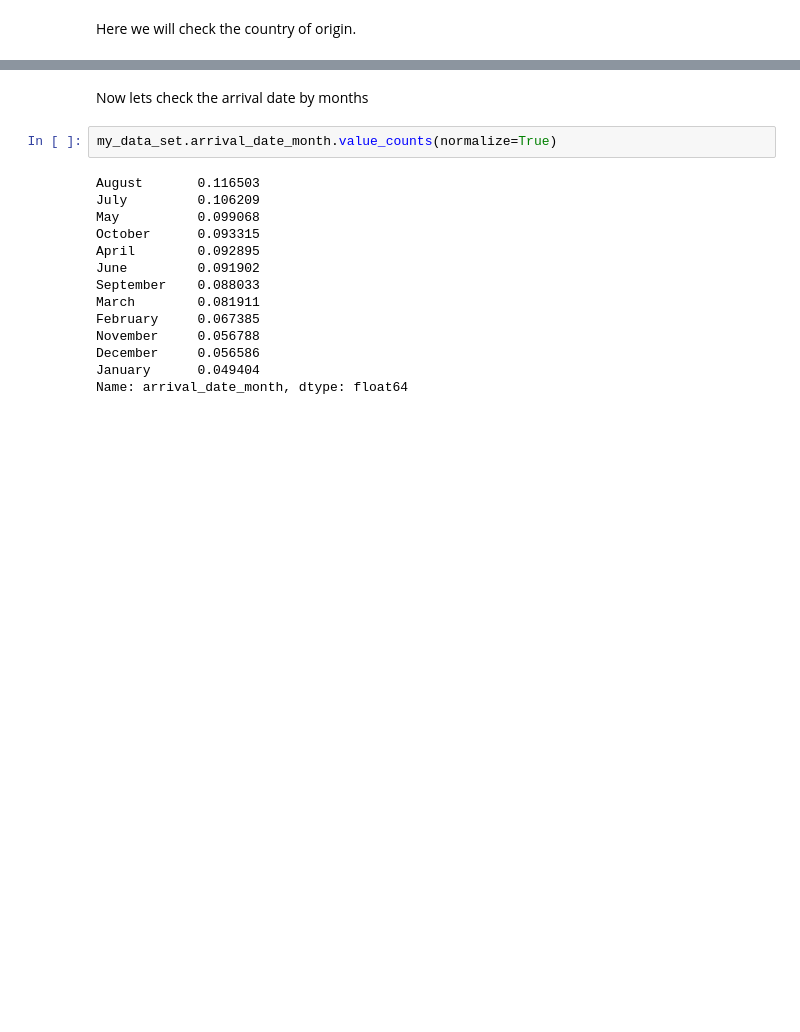
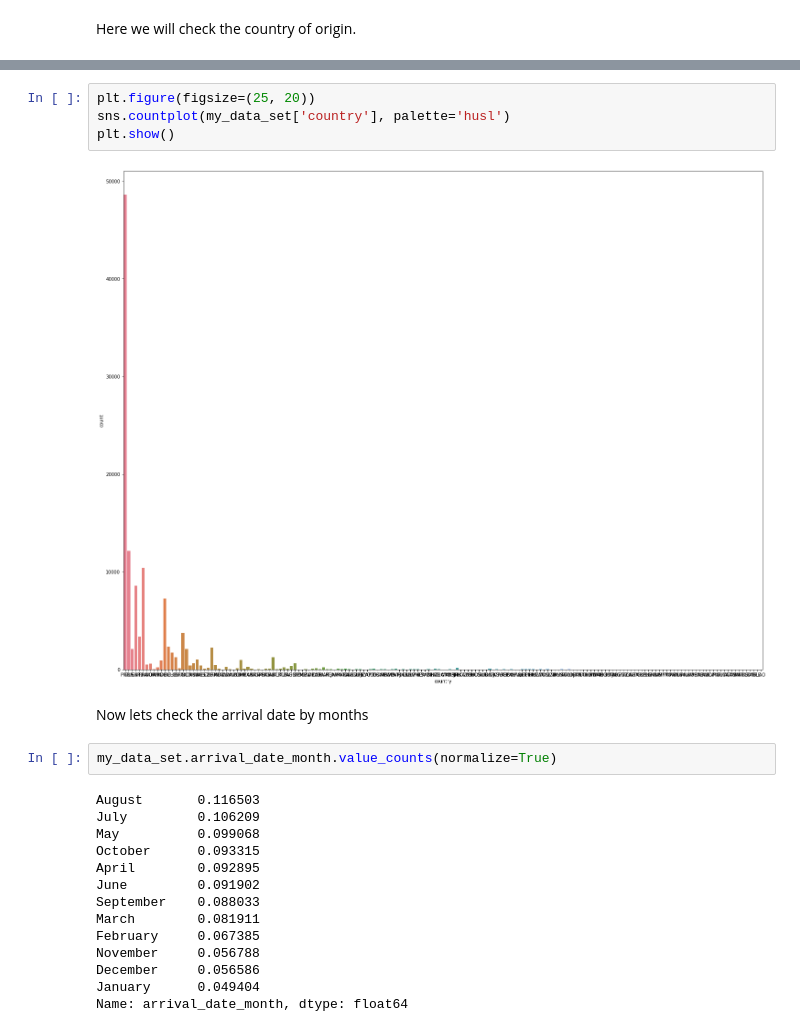
Before and after one commit to Soumya164/Hotel-Booking-Data-Analysis, a Jupyter notebook: Copy_of_Hotel_Booking_Analysis_Capstone_Project.ipynb, the cells around one changed output, grey strips where cells are left out. Cells and saved outputs as stored; diff of their text form; blank space fills up the shorter version.

```diff
--- a/Copy_of_Hotel_Booking_Analysis_Capstone_Project.ipynb
+++ b/Copy_of_Hotel_Booking_Analysis_Capstone_Project.ipynb
@@ -325,3 +354,9 @@ Name: country, Length: 177, dtype: float64
+# %%
+plt.figure(figsize=(25, 20))
+sns.countplot(my_data_set['country'], palette='husl')
+plt.show()
+# %% [output]
+[figure, added]
 # %% [markdown]
 Now lets check the arrival date by months
 # %%
```
Also changed, not shown: parts of 19 cells of this notebook.
